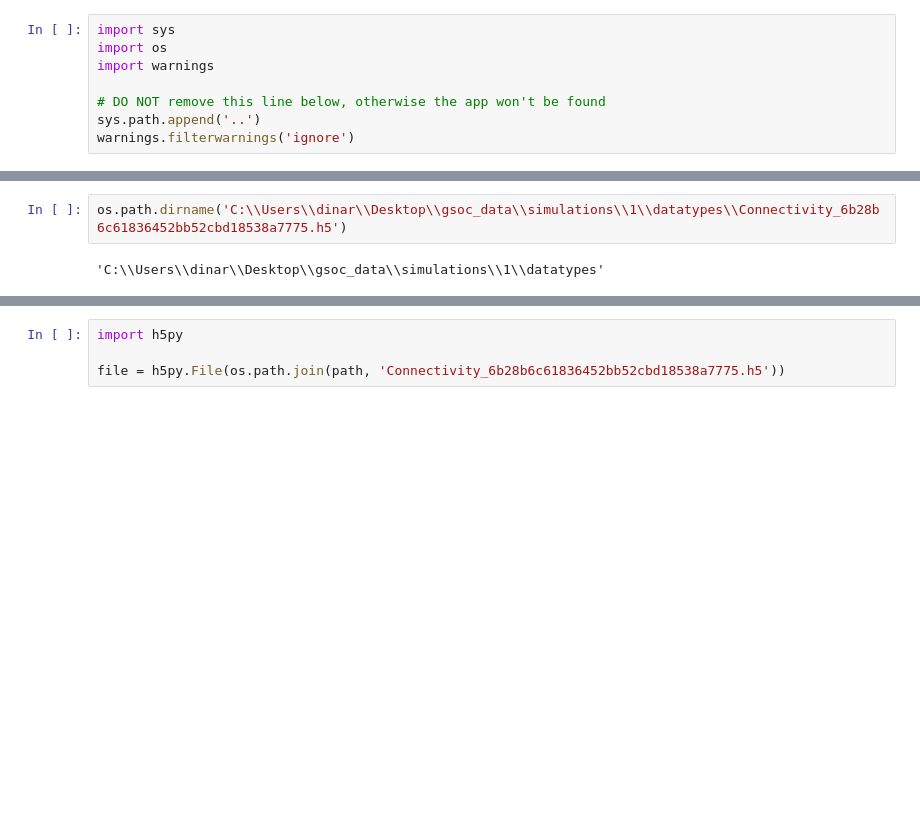
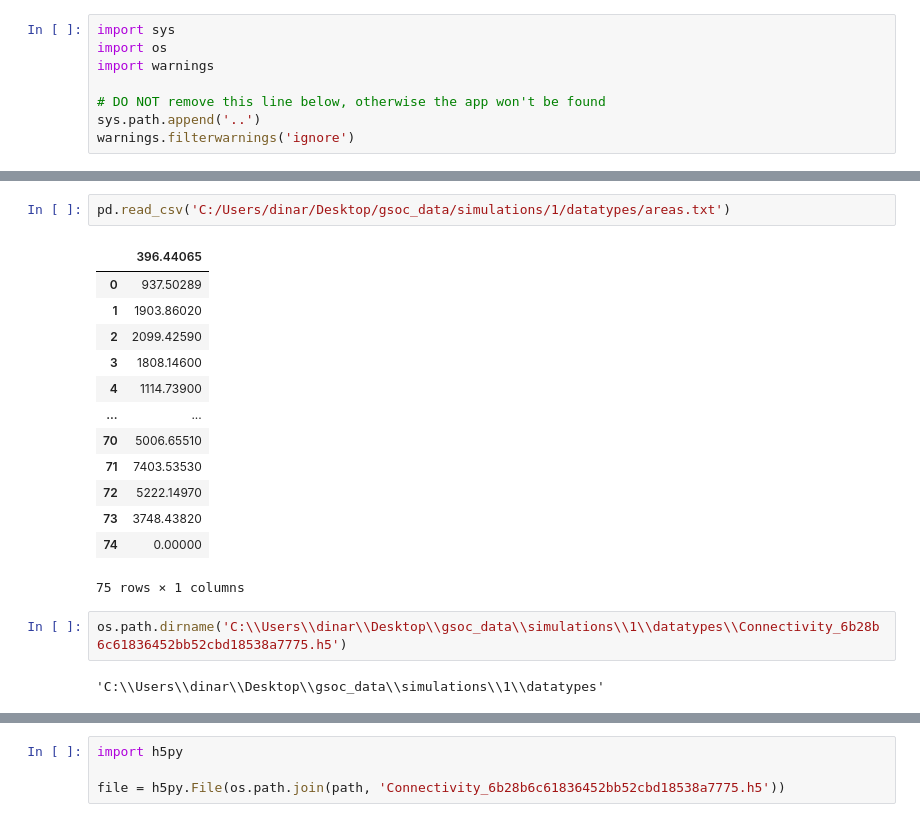
Before and after one commit to dissagaliyeva/sim2bids, a Jupyter notebook: app_templates/start_app.ipynb, the cells around one changed output, grey strips where cells are left out. Cells and saved outputs as stored; diff of their text form; blank space fills up the shorter version.

```diff
--- a/app_templates/start_app.ipynb
+++ b/app_templates/start_app.ipynb
@@ -86,7 +78,23 @@ RuntimeError: _pending_writes should be non-None when we have a document lock, a
-# %%
-os.path.dirname('C:\\Users\\dinar\\Desktop\\gsoc_data\\simulations\\1\\datatypes\\Connectivity_6b28b6c61836452bb52cbd18538a7775.h5')
-# %% [output]
-'C:\\Users\\dinar\\Desktop\\gsoc_data\\simulations\\1\\datatypes'
+# %%
+pd.read_csv('C:/Users/dinar/Desktop/gsoc_data/simulations/1/datatypes/areas.txt')
+# %% [output]
+|  | 396.44065 |
+| 0 | 937.50289 |
+| 1 | 1903.86020 |
+| 2 | 2099.42590 |
+| 3 | 1808.14600 |
+| 4 | 1114.73900 |
+| ... | ... |
+| 70 | 5006.65510 |
+| 71 | 7403.53530 |
+| 72 | 5222.14970 |
+| 73 | 3748.43820 |
+| 74 | 0.00000 |
+75 rows × 1 columns
+# %%
+os.path.dirname('C:\\Users\\dinar\\Desktop\\gsoc_data\\simulations\\1\\datatypes\\Connectivity_6b28b6c61836452bb52cbd18538a7775.h5')
+# %% [output]
+'C:\\Users\\dinar\\Desktop\\gsoc_data\\simulations\\1\\datatypes'
 # %%
 path = 'C:/Users/dinar/Desktop/gsoc_data/simulations/1/datatypes/'
 os.listdir(path)
```
Also changed, not shown: parts of 14 cells of this notebook, 23 other files.
